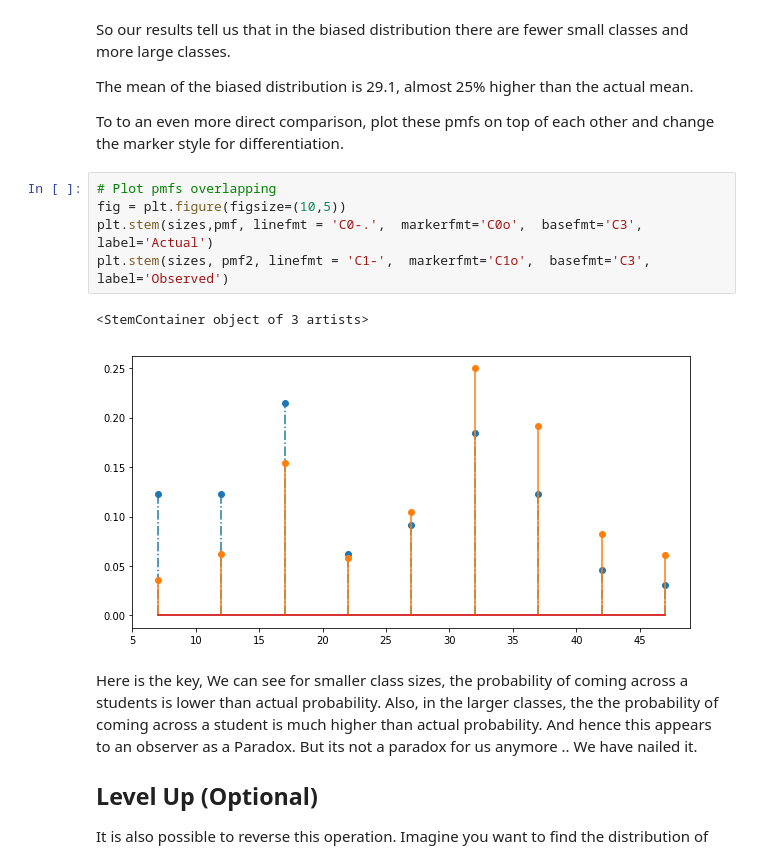
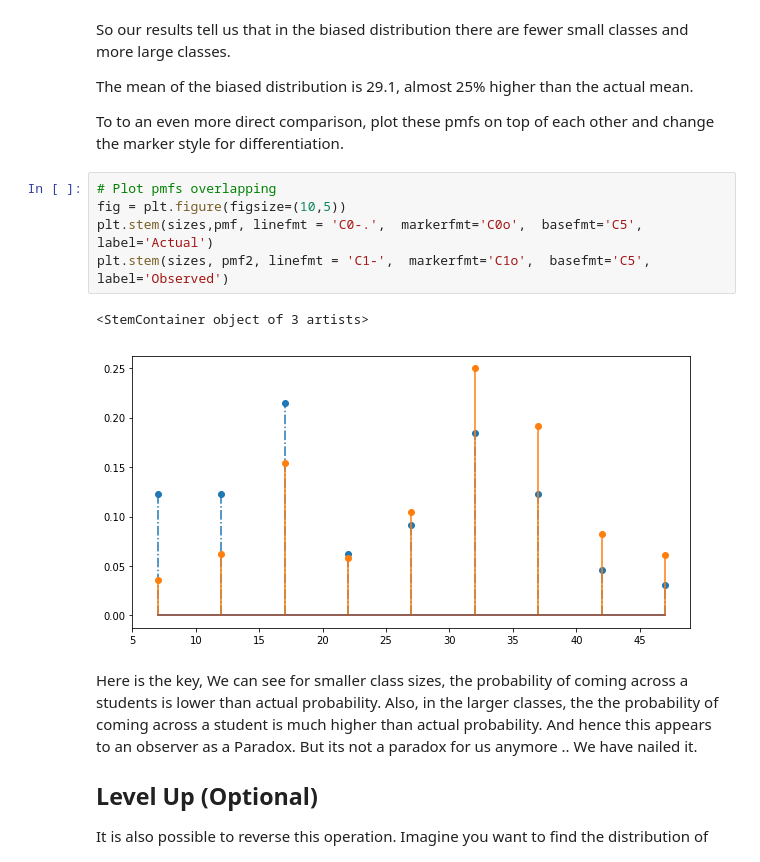
Before and after one commit to georgewillben/dsc-0-09-07-stats-pmf-lab-online-ds-pt-100118, a Jupyter notebook: index.ipynb, the cells around one changed output. Drawn from its saved outputs; the diff is of its cells as text.

```diff
--- a/index.ipynb
+++ b/index.ipynb
@@ -200,11 +200,11 @@ To to an even more direct comparison, plot these pmfs on top of each other and c
 # %%
 # Plot pmfs overlapping
 fig = plt.figure(figsize=(10,5))
-plt.stem(sizes,pmf, linefmt = 'C0-.',  markerfmt='C0o',  basefmt='C3', label='Actual')
-plt.stem(sizes, pmf2, linefmt = 'C1-',  markerfmt='C1o',  basefmt='C3', label='Observed')
+plt.stem(sizes,pmf, linefmt = 'C0-.',  markerfmt='C0o',  basefmt='C5', label='Actual')
+plt.stem(sizes, pmf2, linefmt = 'C1-',  markerfmt='C1o',  basefmt='C5', label='Observed')
 # %% [output]
 <StemContainer object of 3 artists>
-[figure, old version]
+[figure, new version]
 # %% [markdown]
 Here is the key, We can see for smaller class sizes, the probability of coming across a students is lower than actual probability. Also, in the larger classes, the the probability of coming across a student is much higher than actual probability. And hence this appears to an observer as a Paradox. But its not a paradox for us anymore .. We have nailed it.
 
```
